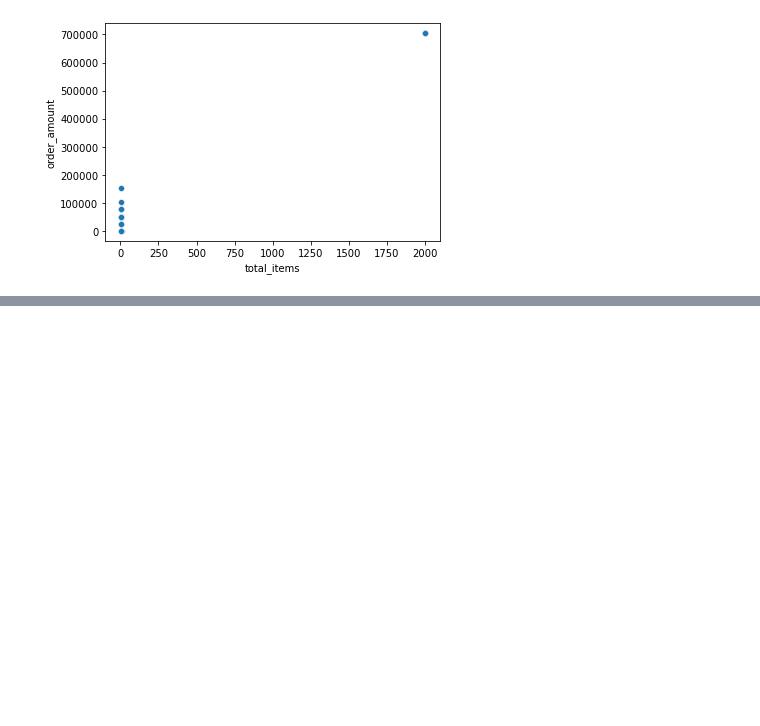
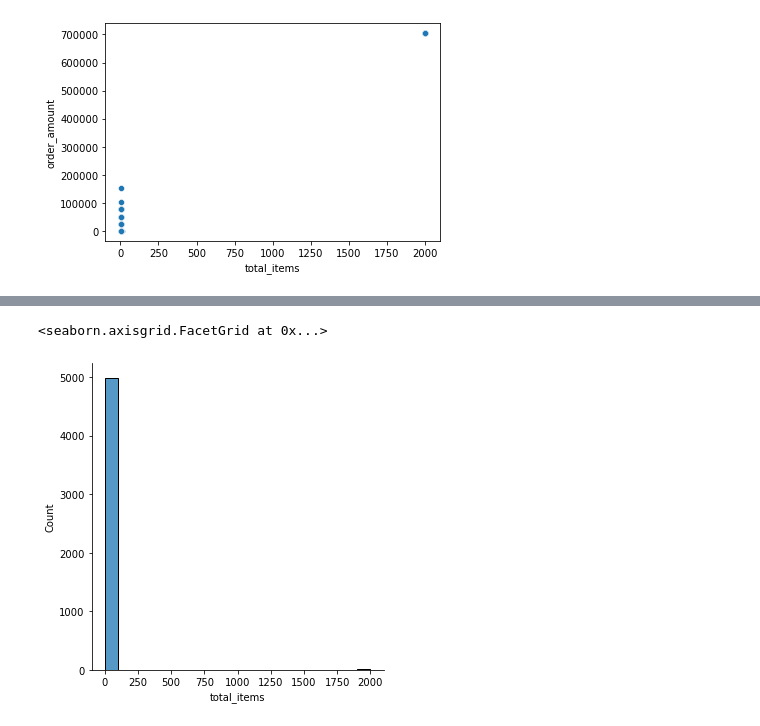
Before and after one commit to brandonxlaw/BrandonLaw-Technical-Challenge-Submission, a Jupyter notebook: bl-exploratorydataanalysis.ipynb, the cells around one changed output, grey strips where cells are left out. Drawn from its saved outputs; the diff is of its cells as text; code cells hidden in the pictures; blank space fills up the shorter version.

```diff
--- a/bl-exploratorydataanalysis.ipynb
+++ b/bl-exploratorydataanalysis.ipynb
@@ -137,0 +135,5 @@ sns.despine(left=True)
+# %%
+h = sns.displot(df.total_items, bins=20)
+# %% [output]
+<seaborn.axisgrid.FacetGrid at 0x...>
+[figure, added]
```
Also changed, not shown: parts of 6 cells of this notebook, 1 other file.
